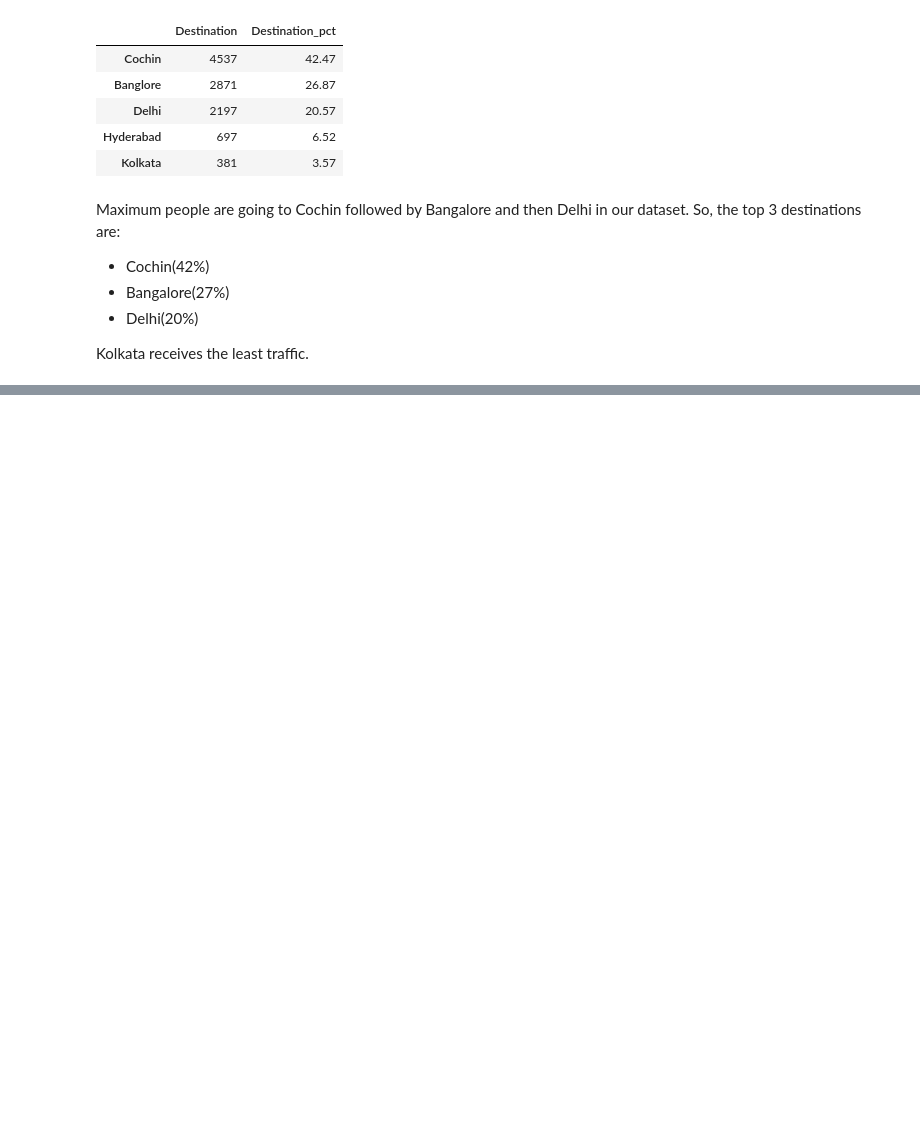
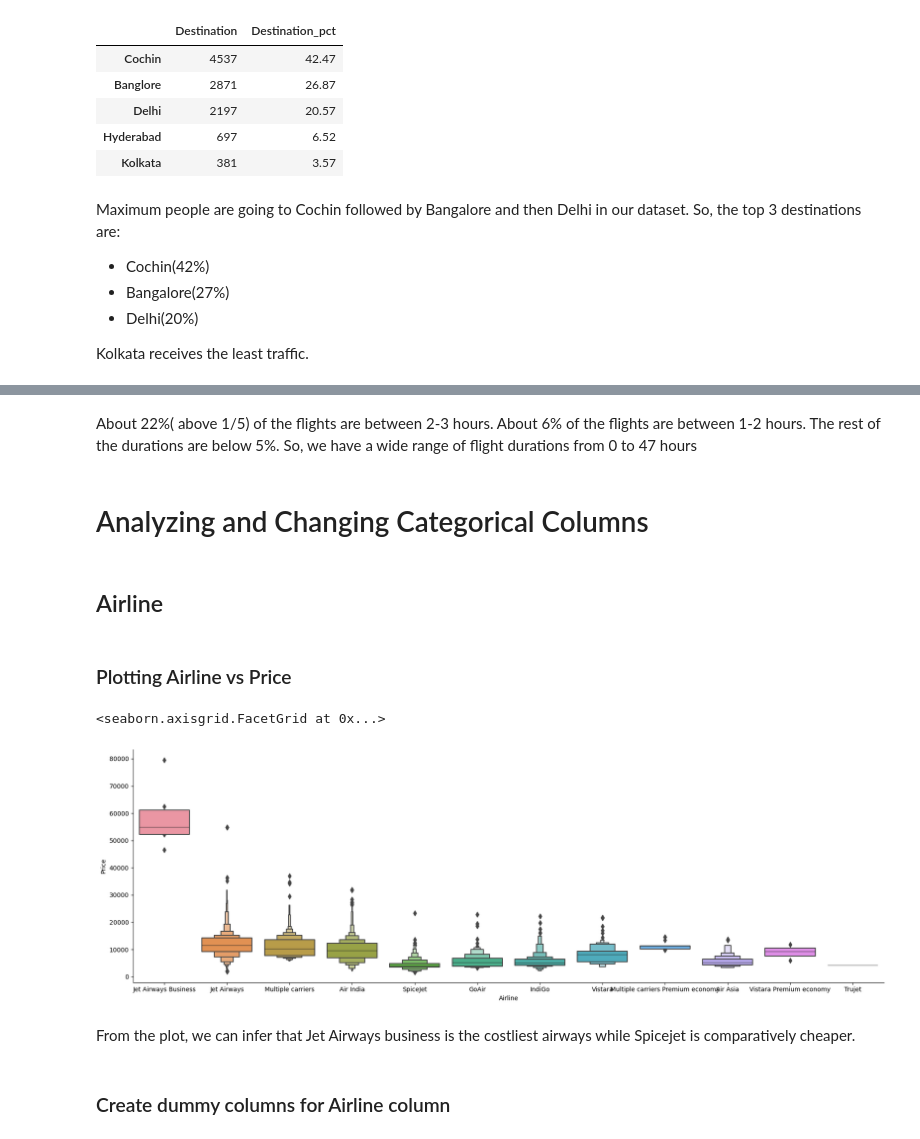
Before and after one commit to rukshar69/Flight-Price-Prediction, a Jupyter notebook: flight_prediction.ipynb, the cells around one changed output, grey strips where cells are left out. Saved outputs shown, nothing was run; the diff lists cells and outputs as text; code cells hidden in the pictures; blank space fills up the shorter version.

```diff
--- a/flight_prediction.ipynb
+++ b/flight_prediction.ipynb
@@ -77,0 +125,3 @@ Kolkata receives the least traffic.
+# %%
+train_data.dropna(axis=0, how='any', inplace=True)
+train_data.shape
@@ -77,0 +134,7 @@ Kolkata receives the least traffic.
+# %%
+train_data['Journey_day'] = pd.to_datetime(train_data['Date_of_Journey'],format='%d/%m/%Y').dt.day
+train_data['Journey_month'] = pd.to_datetime(train_data['Date_of_Journey'],format='%d/%m/%Y').dt.month
+
+train_data.drop('Date_of_Journey',inplace=True,axis=1)
+
+train_data.head()
@@ -77,0 +152,8 @@ Kolkata receives the least traffic.
+# %%
+train_data['Dep_hour'] = pd.to_datetime(train_data['Dep_Time']).dt.hour
+train_data['Dep_min'] = pd.to_datetime(train_data['Dep_Time']).dt.minute
+train_data.drop('Dep_Time',axis=1,inplace=True) #drop the departure time column
+train_data['Arrival_hour'] = pd.to_datetime(train_data['Arrival_Time']).dt.hour
+train_data['Arrival_min'] = pd.to_datetime(train_data['Arrival_Time']).dt.minute
+train_data.drop('Arrival_Time',axis=1,inplace=True) #drop the arrival time column
+train_data.head()
@@ -77,0 +169,18 @@ Kolkata receives the least traffic.
+# %%
+duration = list(train_data['Duration'])
+for i in range(len(duration)):
+    if len(duration[i].split()) != 2:
+        if 'h' in duration[i]:
+            duration[i] = duration[i] + ' 0m'
+        else:
+            duration[i] = '0h ' + duration[i]
+duration_hour = []
+duration_min = []
+for i in duration:
+    h,m = i.split()
+    duration_hour.append(int(h[:-1]))
+    duration_min.append(int(m[:-1]))
+train_data['Duration_hours'] = duration_hour
+train_data['Duration_mins'] = duration_min
+train_data.drop('Duration',axis=1,inplace=True)
+train_data.head()
@@ -77,0 +225,17 @@ Kolkata receives the least traffic.
+# %% [markdown]
+About 22%( above 1/5) of the flights are between 2-3 hours. About 6% of the flights are between 1-2 hours. The rest of the durations are below 5%. So, we have a wide range of flight durations from 0 to 47 hours
+# %% [markdown]
+# Analyzing and Changing Categorical Columns
+# %% [markdown]
+## Airline
+# %% [markdown]
+### Plotting Airline vs Price
+# %%
+sns.catplot(x='Airline',y='Price',data=train_data.sort_values('Price',ascending=False),kind='boxen',aspect=3,height=6)
+# %% [output]
+<seaborn.axisgrid.FacetGrid at 0x...>
+[figure, added]
+# %% [markdown]
+From the plot, we can infer that Jet Airways business is the costliest airways while Spicejet is comparatively cheaper.
+# %% [markdown]
+### Create dummy columns for Airline column
```
Also changed, not shown: parts of 44 cells of this notebook.
